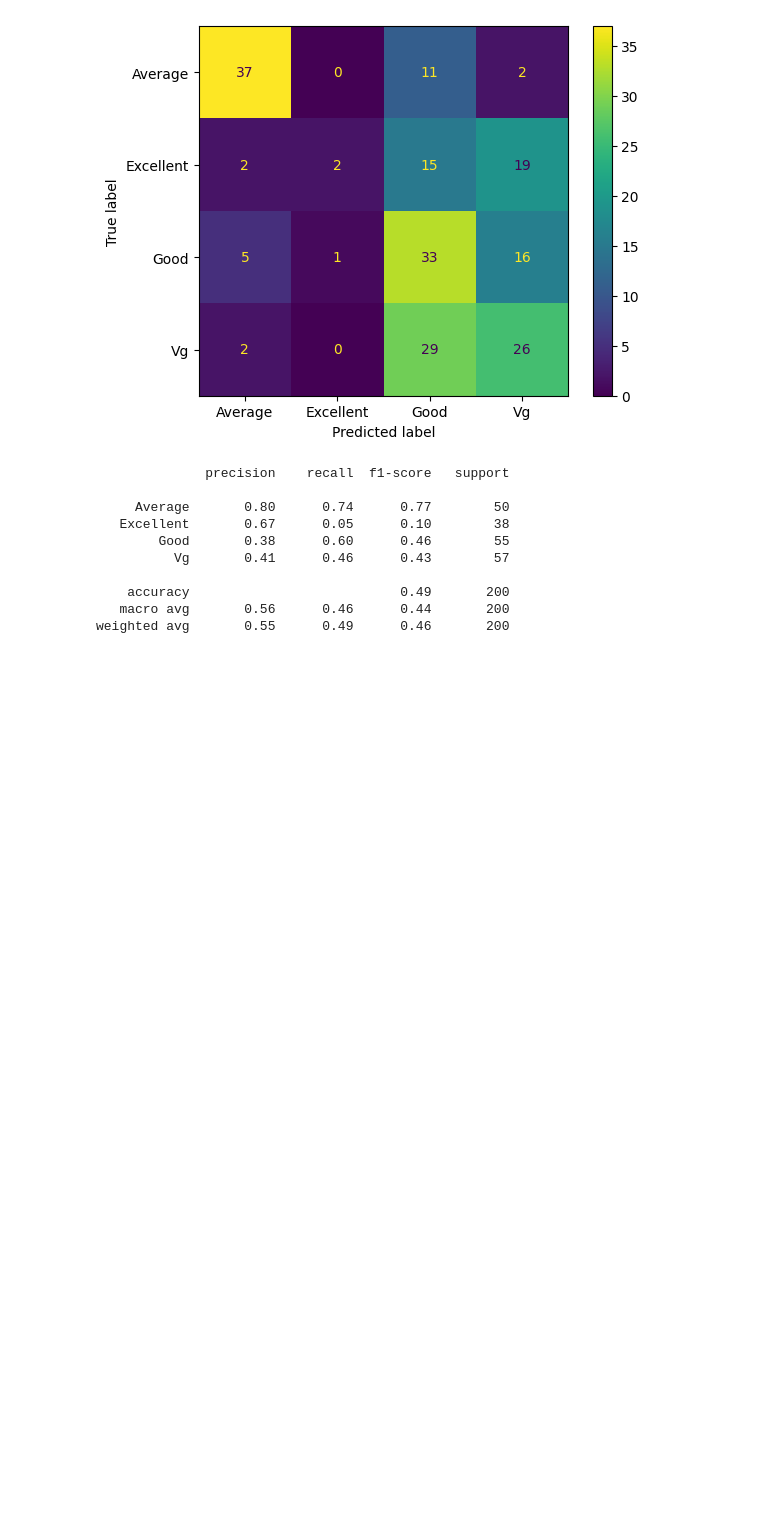
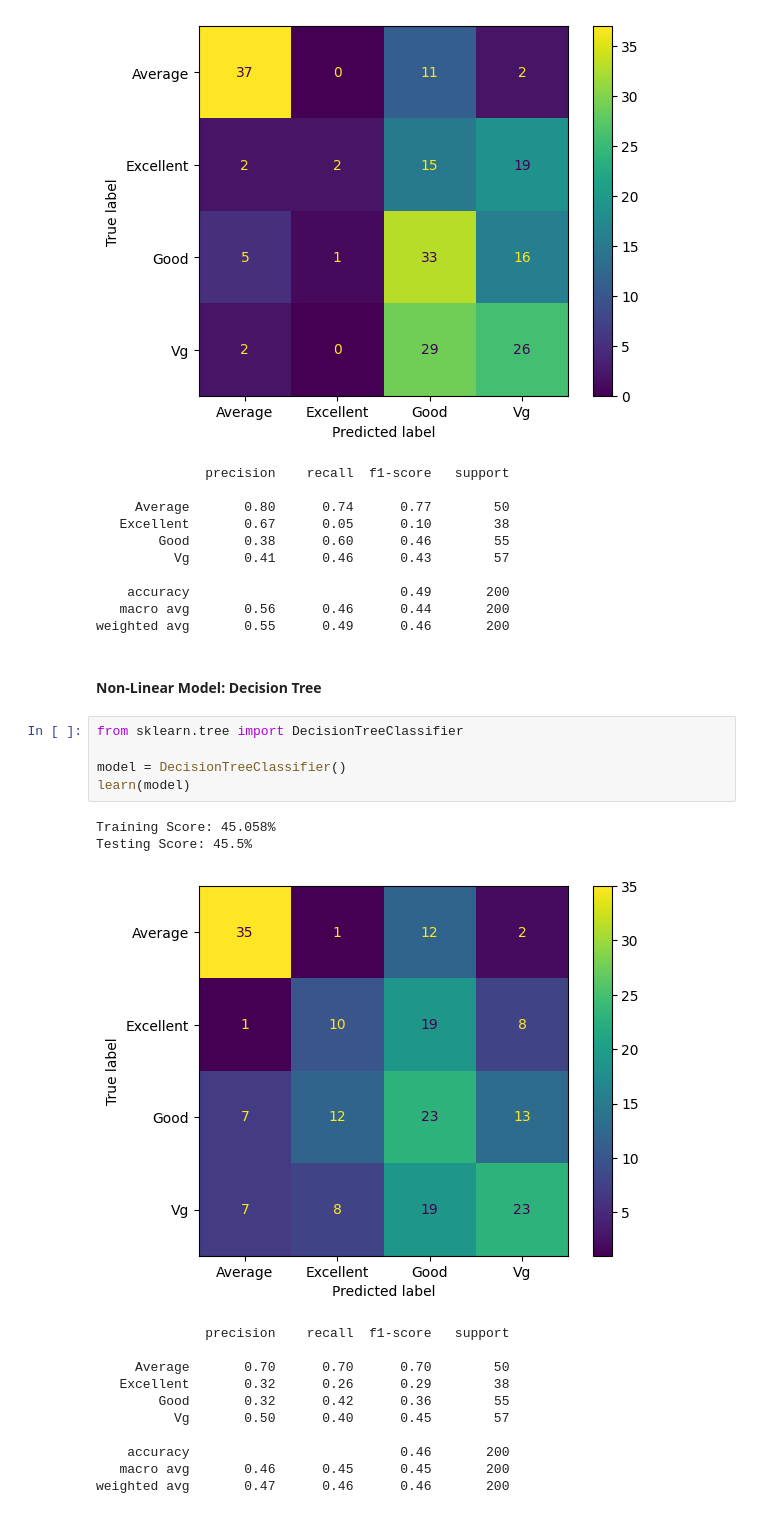
Before and after one commit to Purinat33/Machine-Learning-Project-1, a Jupyter notebook: proj1.ipynb, the cells around one changed output. Saved outputs shown, nothing was run; the diff lists cells and outputs as text; blank space fills up the shorter version.

```diff
--- a/proj1.ipynb
+++ b/proj1.ipynb
@@ -409,3 +413,24 @@ Testing Score: 49.0%
     accuracy                           0.49       200
    macro avg       0.56      0.46      0.44       200
 weighted avg       0.55      0.49      0.46       200
+# %% [markdown]
+#### Non-Linear Model: Decision Tree
+# %%
+from sklearn.tree import DecisionTreeClassifier
+
+model = DecisionTreeClassifier()
+learn(model)
+# %% [output]
+Training Score: 45.058%
+Testing Score: 45.5%
+[figure, added]
+              precision    recall  f1-score   support
+
+     Average       0.70      0.70      0.70        50
+   Excellent       0.32      0.26      0.29        38
+        Good       0.32      0.42      0.36        55
+          Vg       0.50      0.40      0.45        57
+
+    accuracy                           0.46       200
+   macro avg       0.46      0.45      0.45       200
+weighted avg       0.47      0.46      0.46       200
```
Also changed, not shown: parts of 26 cells of this notebook.
